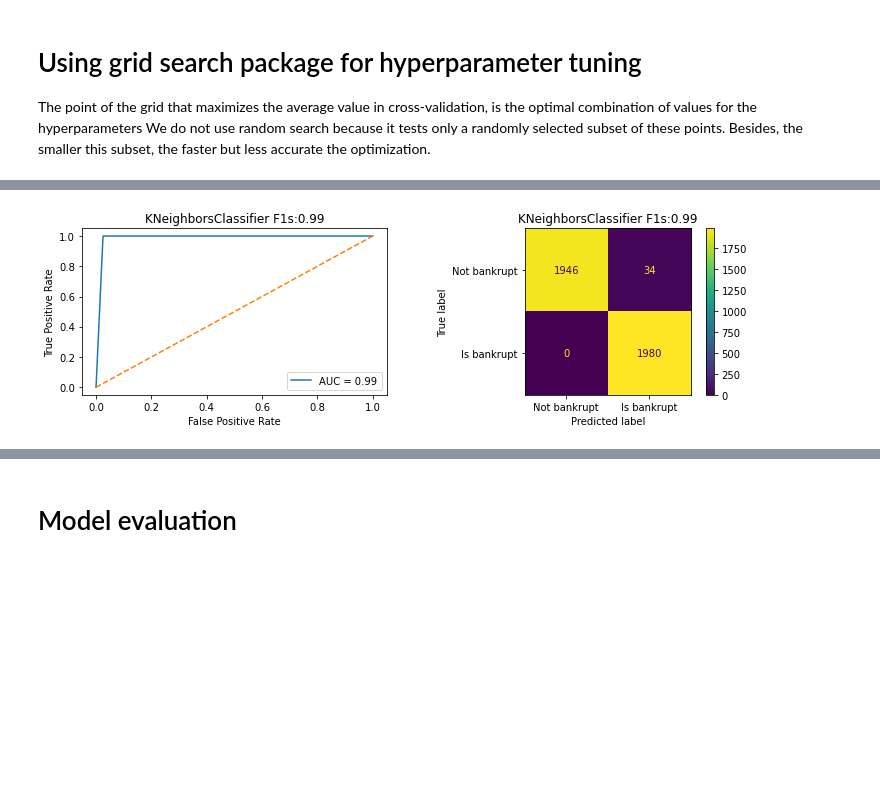
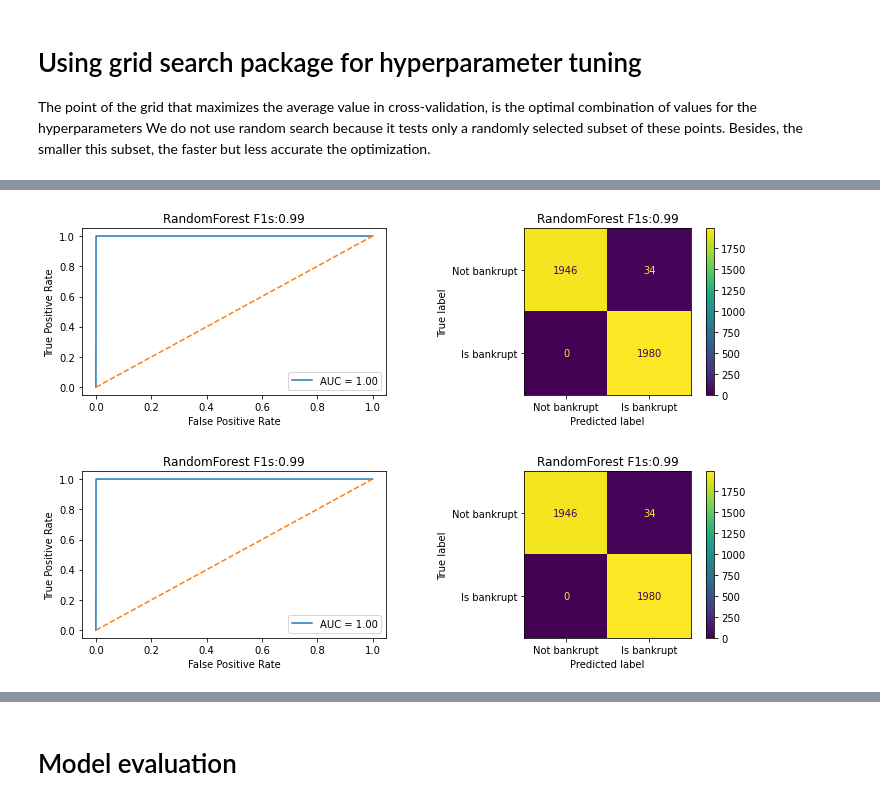
Before and after one commit to gg41825/ml-group-project, a Jupyter notebook: Bankruptcy_Jan20_combined.ipynb, the cells around one changed output, grey strips where cells are left out. Cells and saved outputs as stored; diff of their text form; code cells hidden in the pictures; blank space fills up the shorter version.

```diff
--- a/Bankruptcy_Jan20_combined.ipynb
+++ b/Bankruptcy_Jan20_combined.ipynb
@@ -379,8 +457,9 @@ The model explains 8.5% of the test set variance
 22 features out of 95 selected
 # %%
 # Select 10 features with RFE on a GradientBoostingRegressor, drop 3 features on each step
-rfe_gb = RFE(estimator=GradientBoostingRegressor(),
-             n_features_to_select=10, step=10, verbose=1)
+rfe_gb = RFE(
+    estimator=GradientBoostingRegressor(), n_features_to_select=10, step=10, verbose=1
+)
 rfe_gb.fit(X_train, y_train)
 # %% [output]
 Fitting estimator with 95 features.
@@ -406,7 +485,8 @@ The model can explain 80.3% of the variance in the test set
 # %%
 # Select 10 features with RFE on a RandomForestRegressor, drop 3 feature on each step
-rfe_rf = RFE(estimator=RandomForestRegressor(),
-             n_features_to_select=10, step=10, verbose=1)
+rfe_rf = RFE(
+    estimator=RandomForestRegressor(), n_features_to_select=10, step=10, verbose=1
+)
 rfe_rf.fit(X_train, y_train)
 # %% [output]
 Fitting estimator with 95 features.
@@ -671,9 +778,5 @@ df
 # %%
 X_train, X_test, y_train, y_test = train_test_split(
-    X_final,
-    y_final,
-    test_size=0.3,
-    random_state=0,
-    stratify=y_final
-    )
+    X_final, y_final, test_size=0.3, random_state=0, stratify=y_final
+)
 # %%
@@ -699,21 +804,23 @@ fig.show()
 # %%
-model_rfc = RandomForestClassifier(n_estimators=50)
-model_rfc.fit(X_train,y_train)
-y_pre_model_rfc=model_rfc.predict(X_test)
-f1Score_model_rfc = f1_score(y_test, y_pre_model_rfc, average='macro')
-acurrency_model_rfc = accuracy_score(y_test, model_rfc.predict(X_test))
+model_rfc = RandomForestClassifier(n_estimators=10)
+model_rfc.fit(X_train, y_train)
+y_pre_model_rfc = model_rfc.predict(X_test)
+f1Score_model_rfc = f1_score(y_test, y_pre_model_rfc, average="macro")
+acurrency_model_rfc = accuracy_score(y_test, y_pre_model_rfc)
 probabilities_model_rfc = model_rfc.predict_proba(X_test)
-fig, (ax1, ax2) = plt.subplots(1, 2, sharex = False, figsize=(12, 3), dpi = 72)
-#print ROC_AUC_Curve
-plot_title = "KNeighborsClassifier F1s:"+format(f1Score_model_rfc,'.2f')
-ROC_AUC_Curve(probabilities_model_knn,y_test,plot_title,ax1)
-#print confusion matrix
-c_matrix = confusion_matrix(y_test,y_pre_model_rfc)
+fig, (ax1, ax2) = plt.subplots(1, 2, sharex=False, figsize=(12, 3), dpi=72)
+# print ROC_AUC_Curve
+plot_title = "RandomForest F1s:" + format(f1Score_model_rfc, ".2f")
+roc_auc_curve(probabilities_model_rfc, y_test, plot_title, ax1)
+# print confusion matrix
+c_matrix = confusion_matrix(y_test, y_pre_model_rfc)
 ax2.set_title(plot_title)
-disp = ConfusionMatrixDisplay(confusion_matrix=c_matrix,display_labels=["Not bankrupt", "Is bankrupt"])
+disp = ConfusionMatrixDisplay(
+    confusion_matrix=c_matrix, display_labels=["Not bankrupt", "Is bankrupt"]
+)
 disp.plot(ax=ax2)
-#ax2.plot()
-fig.show()
+fig
 # %% [output]
-[figure, old version]
+[figure, new version]
+[figure, added]
 # %%
```
Also changed, not shown: parts of 49 cells of this notebook.
